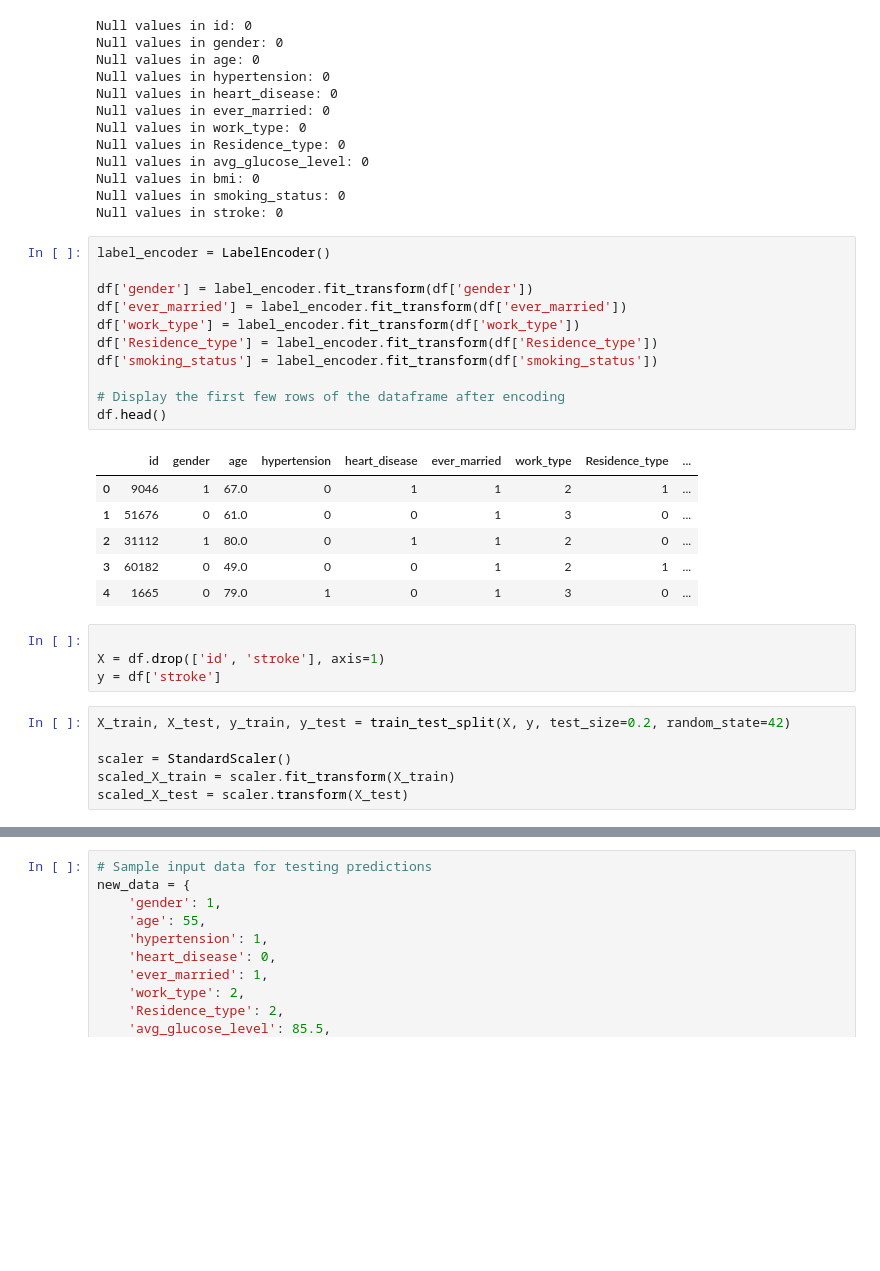
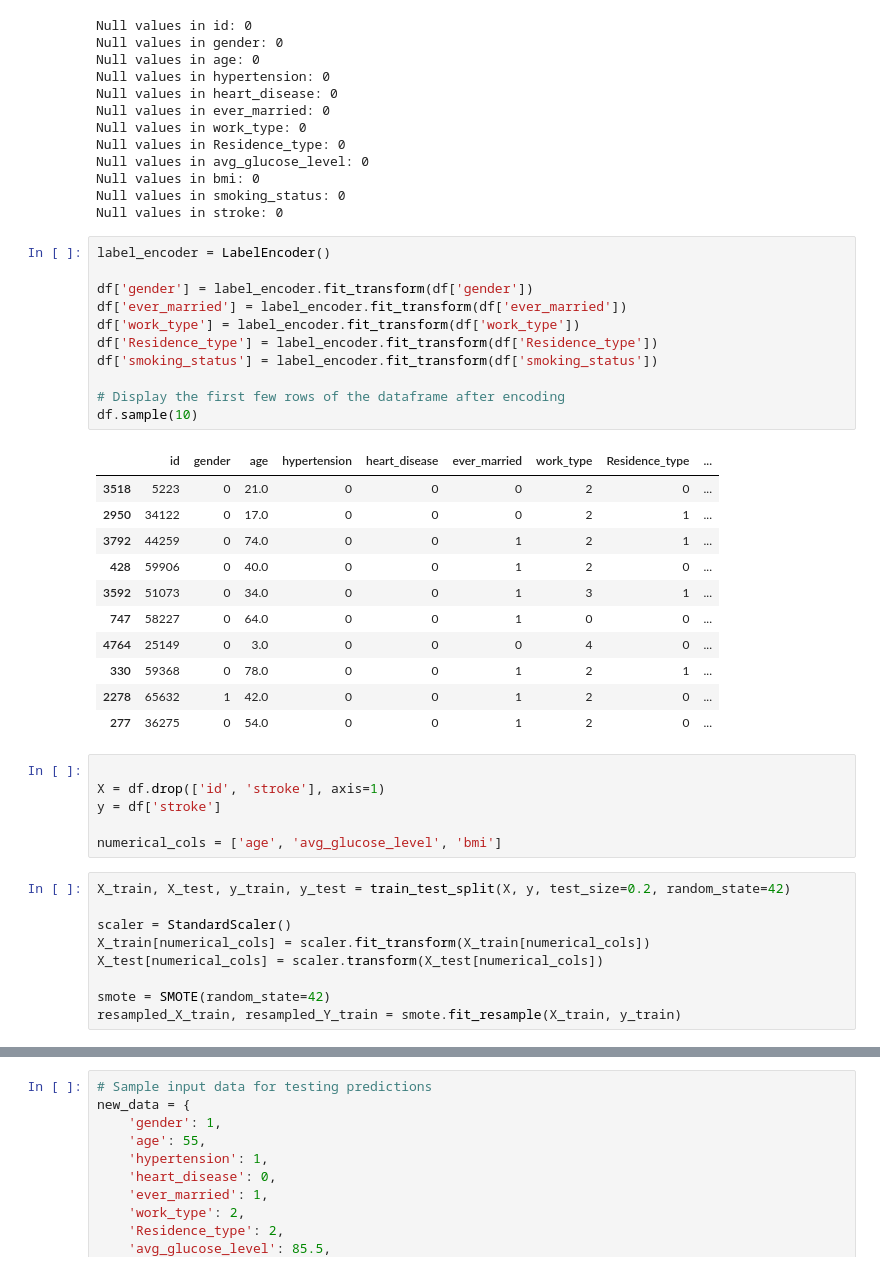
Before and after one commit to WSNekoWay/AI_ALP_Bryan---Hans, a Jupyter notebook: random_forest_stroke.ipynb, the cells around one changed output, grey strips where cells are left out. Saved outputs shown, nothing was run; the diff lists cells and outputs as text; blank space fills up the shorter version.

```diff
--- a/random_forest_stroke.ipynb
+++ b/random_forest_stroke.ipynb
@@ -162,28 +158,38 @@ Null values in stroke: 0
 # %%
 label_encoder = LabelEncoder()
 
 df['gender'] = label_encoder.fit_transform(df['gender'])
 df['ever_married'] = label_encoder.fit_transform(df['ever_married'])
 df['work_type'] = label_encoder.fit_transform(df['work_type'])
 df['Residence_type'] = label_encoder.fit_transform(df['Residence_type'])
 df['smoking_status'] = label_encoder.fit_transform(df['smoking_status'])
 
 # Display the first few rows of the dataframe after encoding
-df.head()
+df.sample(10)
 # %% [output]
 |  | id | gender | age | hypertension | heart_disease | ever_married | work_type | Residence_type | ... |
-| 0 | 9046 | 1 | 67.0 | 0 | 1 | 1 | 2 | 1 | ... |
-| 1 | 51676 | 0 | 61.0 | 0 | 0 | 1 | 3 | 0 | ... |
-| 2 | 31112 | 1 | 80.0 | 0 | 1 | 1 | 2 | 0 | ... |
-| 3 | 60182 | 0 | 49.0 | 0 | 0 | 1 | 2 | 1 | ... |
-| 4 | 1665 | 0 | 79.0 | 1 | 0 | 1 | 3 | 0 | ... |
+| 3518 | 5223 | 0 | 21.0 | 0 | 0 | 0 | 2 | 0 | ... |
+| 2950 | 34122 | 0 | 17.0 | 0 | 0 | 0 | 2 | 1 | ... |
+| 3792 | 44259 | 0 | 74.0 | 0 | 0 | 1 | 2 | 1 | ... |
+| 428 | 59906 | 0 | 40.0 | 0 | 0 | 1 | 2 | 0 | ... |
+| 3592 | 51073 | 0 | 34.0 | 0 | 0 | 1 | 3 | 1 | ... |
+| 747 | 58227 | 0 | 64.0 | 0 | 0 | 1 | 0 | 0 | ... |
+| 4764 | 25149 | 0 | 3.0 | 0 | 0 | 0 | 4 | 0 | ... |
+| 330 | 59368 | 0 | 78.0 | 0 | 0 | 1 | 2 | 1 | ... |
+| 2278 | 65632 | 1 | 42.0 | 0 | 0 | 1 | 2 | 0 | ... |
+| 277 | 36275 | 0 | 54.0 | 0 | 0 | 1 | 2 | 0 | ... |
 # %%
 
 X = df.drop(['id', 'stroke'], axis=1)
 y = df['stroke']
+
+numerical_cols = ['age', 'avg_glucose_level', 'bmi']
 # %%
 X_train, X_test, y_train, y_test = train_test_split(X, y, test_size=0.2, random_state=42)
 
 scaler = StandardScaler()
-scaled_X_train = scaler.fit_transform(X_train)
-scaled_X_test = scaler.transform(X_test)
+X_train[numerical_cols] = scaler.fit_transform(X_train[numerical_cols])
+X_test[numerical_cols] = scaler.transform(X_test[numerical_cols])
+
+smote = SMOTE(random_state=42)
+resampled_X_train, resampled_Y_train = smote.fit_resample(X_train, y_train)
```
Also changed, not shown: parts of 5 cells of this notebook.
